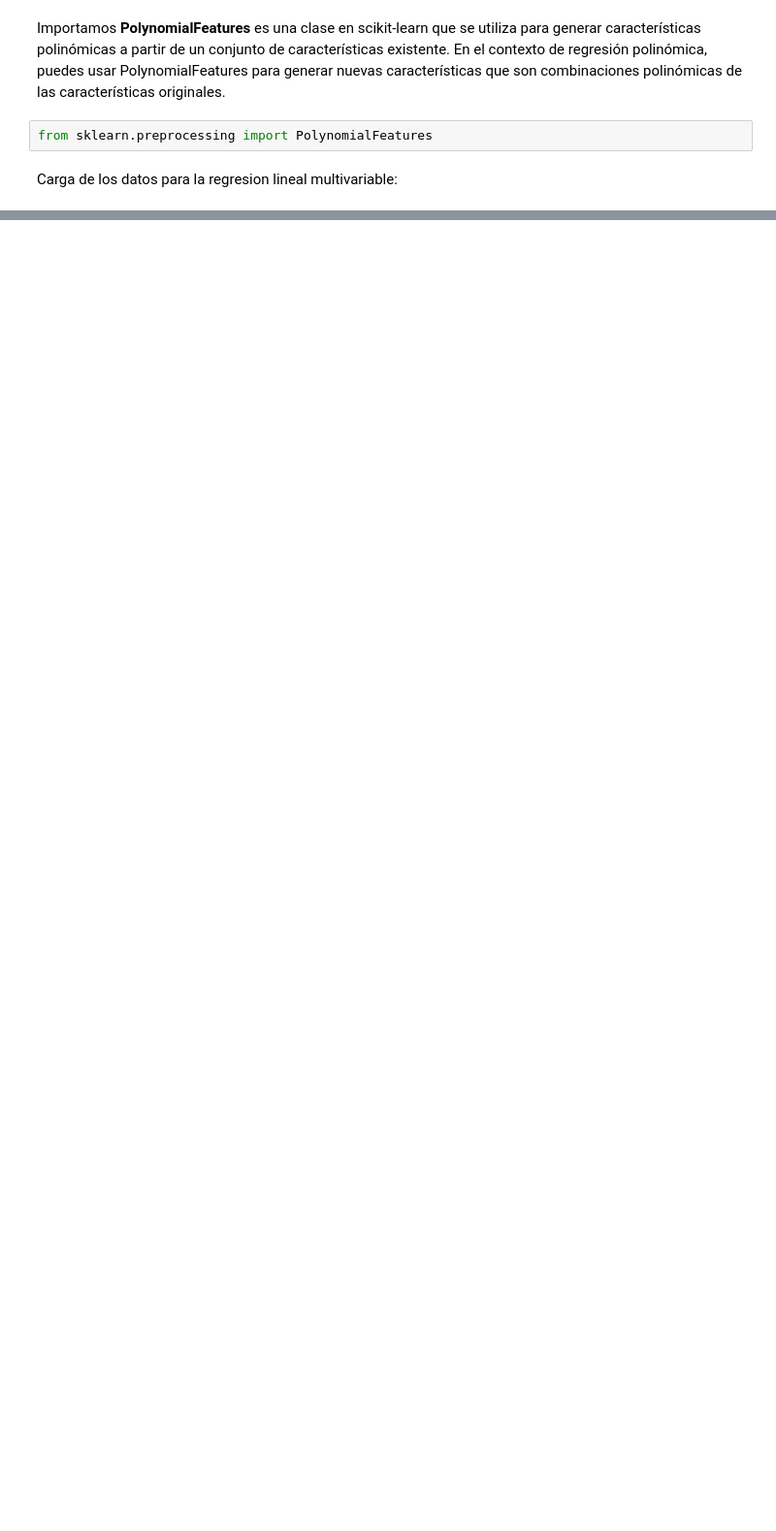
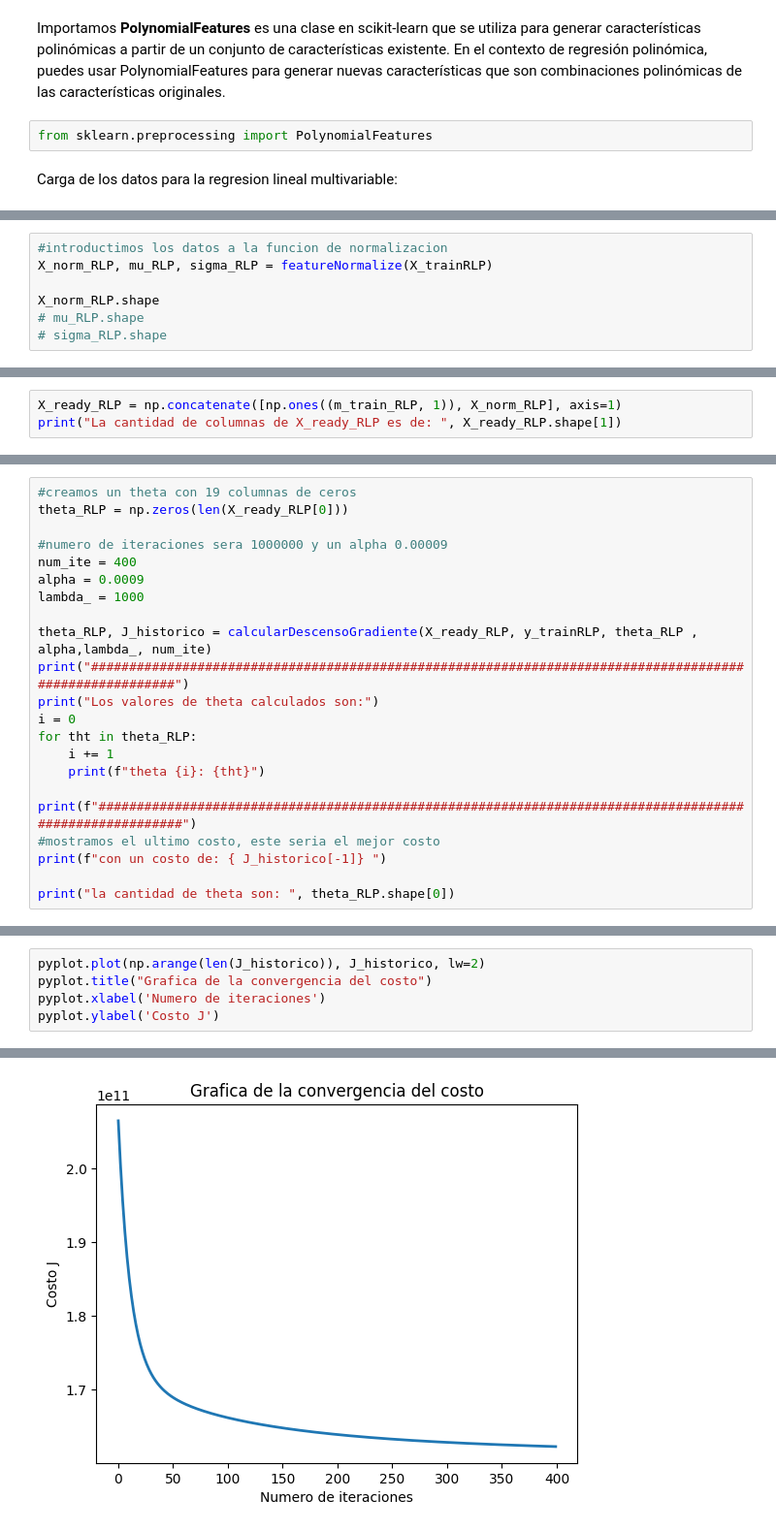
Before and after one commit to bspoloo/SIS420-012024, a Jupyter notebook: Laboratorios/Laboratorio 4/Regresion lineal.ipynb, the cells around one changed output, grey strips where cells are left out. Shown at 97% size. Drawn from its saved outputs; the diff is of its cells as text; blank space fills up the shorter version.

```diff
--- a/Laboratorios/Laboratorio 4/Regresion lineal.ipynb
+++ b/Laboratorios/Laboratorio 4/Regresion lineal.ipynb
@@ -608,0 +613,7 @@ la cantidad de columnas de X_trainRLP es de:  190
+# %%
+#introductimos los datos a la funcion de normalizacion
+X_norm_RLP, mu_RLP, sigma_RLP = featureNormalize(X_trainRLP)
+
+X_norm_RLP.shape
+# mu_RLP.shape
+# sigma_RLP.shape
@@ -608,0 +624,3 @@ la cantidad de columnas de X_trainRLP es de:  190
+# %%
+X_ready_RLP = np.concatenate([np.ones((m_train_RLP, 1)), X_norm_RLP], axis=1)
+print("La cantidad de columnas de X_ready_RLP es de: ", X_ready_RLP.shape[1])
@@ -608,0 +667,22 @@ la cantidad de columnas de X_trainRLP es de:  190
+# %%
+#creamos un theta con 19 columnas de ceros
+theta_RLP = np.zeros(len(X_ready_RLP[0]))
+
+#numero de iteraciones sera 1000000 y un alpha 0.00009
+num_ite = 400
+alpha = 0.0009
+lambda_ = 1000
+
+theta_RLP, J_historico = calcularDescensoGradiente(X_ready_RLP, y_trainRLP, theta_RLP , alpha,lambda_, num_ite)
+print("########################################################################################################")
+print("Los valores de theta calculados son:")
+i = 0
+for tht in theta_RLP:
+    i += 1
+    print(f"theta {i}: {tht}")
+
+print(f"########################################################################################################")
+#mostramos el ultimo costo, este seria el mejor costo
+print(f"con un costo de: { J_historico[-1]} ")
+
+print("la cantidad de theta son: ", theta_RLP.shape[0])
@@ -608,0 +710,6 @@ la cantidad de columnas de X_trainRLP es de:  190
+# %%
+pyplot.plot(np.arange(len(J_historico)), J_historico, lw=2)
+pyplot.title("Grafica de la convergencia del costo")
+pyplot.xlabel('Numero de iteraciones')
+pyplot.ylabel('Costo J')
+# %% [output]
@@ -608,0 +717 @@ la cantidad de columnas de X_trainRLP es de:  190
+[figure, added]
```
Also changed, not shown: parts of 25 cells of this notebook.
